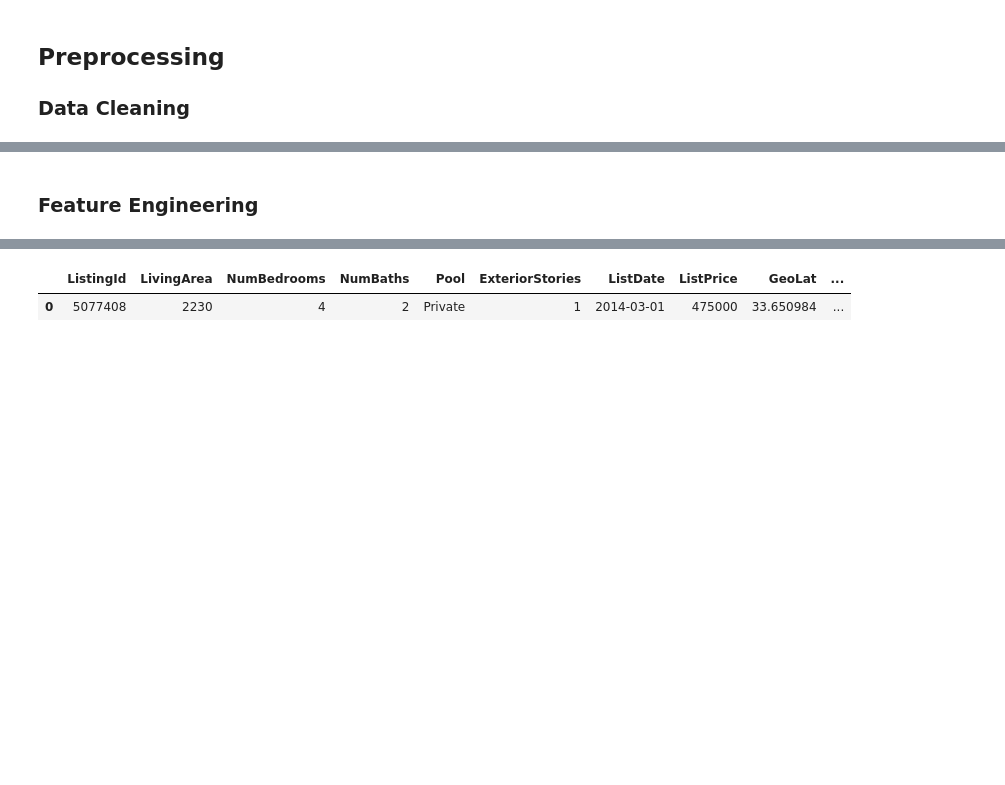
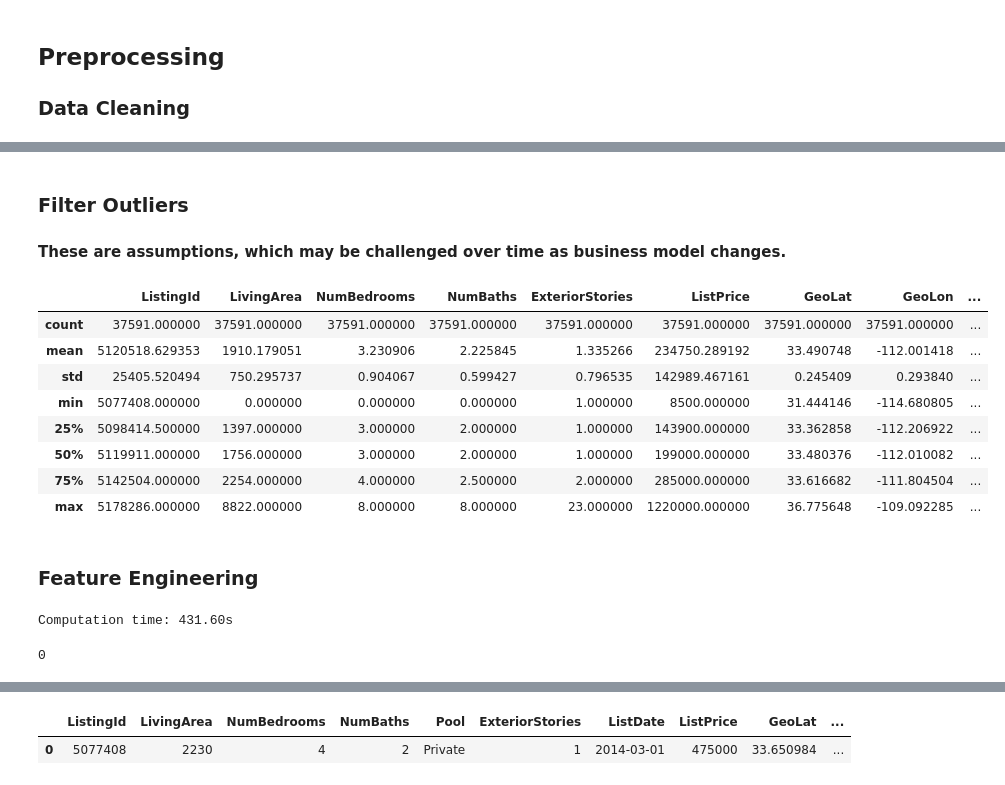
Before and after one commit to MyopicVisage/Challenge_Regression, a Jupyter notebook: Regression Challenge-GBR-GridSearch.ipynb, the cells around one changed output, grey strips where cells are left out. Saved outputs shown, nothing was run; the diff lists cells and outputs as text; code cells hidden in the pictures; blank space fills up the shorter version.

```diff
--- a/Regression Challenge-GBR-GridSearch.ipynb
+++ b/Regression Challenge-GBR-GridSearch.ipynb
@@ -178,4 +182,26 @@ PostalCode           58
 dtype: int64
+# %% [markdown]
+### Filter Outliers
+#### These are assumptions, which may be challenged over time as business model changes.
+# %%
+## Remove Baths Greater than 10, why b/c these are probably McMansions and Condo-complexes
+df = df[df.NumBaths<=10].reset_index(drop=True)
+# %%
+## Remove listings over 1 Million, Since algo is focused on $200-500k properties.
+#df[df.ClosePrice>500000].sort(['ClosePrice','ListingId'], ascending=[0, 1])
+df = df[df.ClosePrice<=1000000].reset_index(drop=True)
+# %%
+df.describe()
+# %% [output]
+|  | ListingId | LivingArea | NumBedrooms | NumBaths | ExteriorStories | ListPrice | GeoLat | GeoLon | ... |
+| count | 37591.000000 | 37591.000000 | 37591.000000 | 37591.000000 | 37591.000000 | 37591.000000 | 37591.000000 | 37591.000000 | ... |
+| mean | 5120518.629353 | 1910.179051 | 3.230906 | 2.225845 | 1.335266 | 234750.289192 | 33.490748 | -112.001418 | ... |
+| std | 25405.520494 | 750.295737 | 0.904067 | 0.599427 | 0.796535 | 142989.467161 | 0.245409 | 0.293840 | ... |
+| min | 5077408.000000 | 0.000000 | 0.000000 | 0.000000 | 1.000000 | 8500.000000 | 31.444146 | -114.680805 | ... |
+| 25% | 5098414.500000 | 1397.000000 | 3.000000 | 2.000000 | 1.000000 | 143900.000000 | 33.362858 | -112.206922 | ... |
+| 50% | 5119911.000000 | 1756.000000 | 3.000000 | 2.000000 | 1.000000 | 199000.000000 | 33.480376 | -112.010082 | ... |
+| 75% | 5142504.000000 | 2254.000000 | 4.000000 | 2.500000 | 2.000000 | 285000.000000 | 33.616682 | -111.804504 | ... |
+| max | 5178286.000000 | 8822.000000 | 8.000000 | 8.000000 | 23.000000 | 1220000.000000 | 36.775648 | -109.092285 | ... |
 # %% [markdown]
 <a id='section3'></a>
 ### Feature Engineering
@@ -262,6 +288,9 @@ os.system('say "Computation complete!"');
 #row = 508
 #print(df['GeoLat'][row],df['GeoLon'][row])
 #print( pd.isnull( df['PostalCode'][1] ) )
+# %% [output]
+Computation time: 431.60s
+0
 # %%
 ## Summary
 count = df['PostalCode'].isnull().sum()
```
Also changed, not shown: parts of 30 cells of this notebook, 5 other files.
